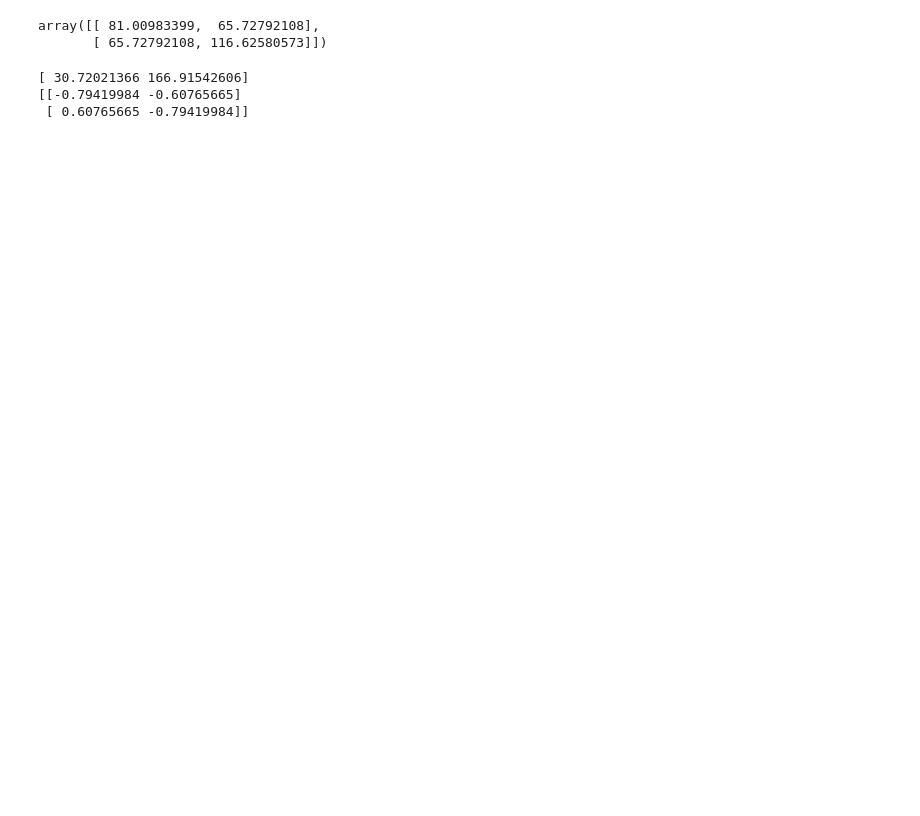
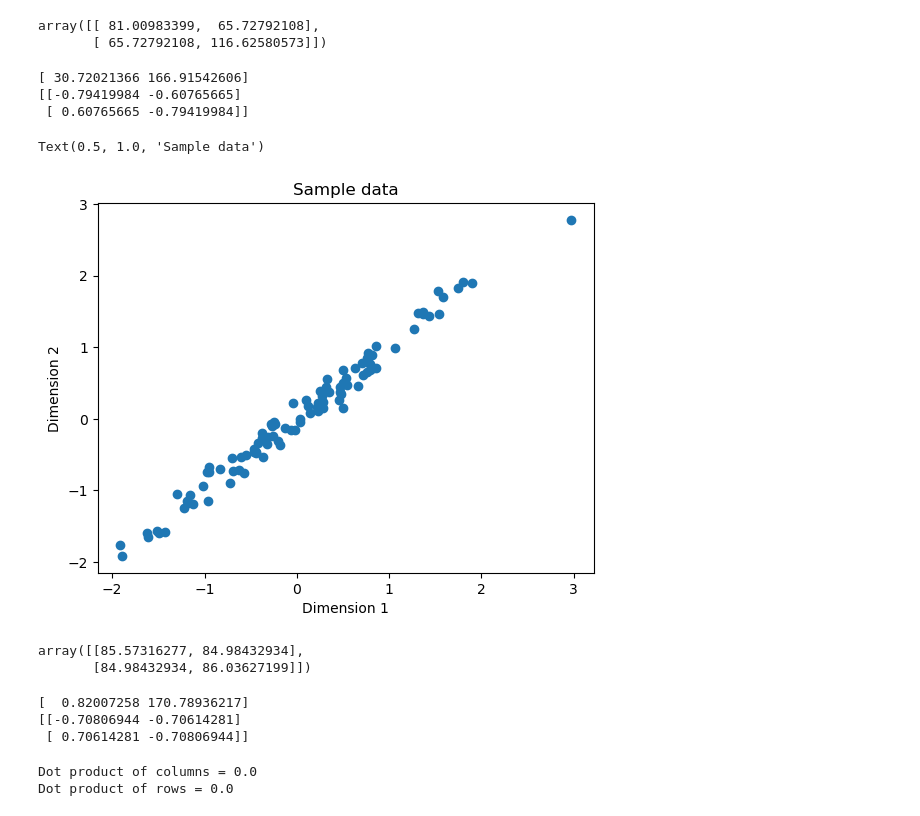
Before and after one commit to StephenElston/CSCI-E25, a Jupyter notebook: SuplementaryMaterial/eigendecomposition.ipynb, the cells around one changed output. Drawn from its saved outputs; the diff is of its cells as text; code cells hidden in the pictures; blank space fills up the shorter version.

Commit message:
Added eigenvalue examples to notebook

```diff
--- a/SuplementaryMaterial/eigendecomposition.ipynb
+++ b/SuplementaryMaterial/eigendecomposition.ipynb
@@ -98,3 +145,39 @@ print(sample_Q)
 [ 30.72021366 166.91542606]
 [[-0.79419984 -0.60765665]
  [ 0.60765665 -0.79419984]]
+# %%
+## Example with more extreme covariance
+nr.seed(1233)
+cov = np.array([[1.0, 0.99], [0.99, 1.0]])
+mean = np.array([0.0, 0.0])
+
+sample_2 = nr.multivariate_normal(mean, cov, 100)
+
+plt.scatter(sample_2[:,0], sample_2[:,1])
+plt.xlabel('Dimension 1')
+plt.ylabel('Dimension 2')
+plt.title('Sample data')
+# %% [output]
+Text(0.5, 1.0, 'Sample data')
+[figure, added]
+# %%
+cov_sample_2 = np.matmul(np.transpose(sample_2), sample_2)
+cov_sample_2
+# %% [output]
+array([[85.57316277, 84.98432934],
+       [84.98432934, 86.03627199]])
+# %%
+sample_2_eigs, sample_2_Q = np.linalg.eig(cov_sample_2)
+print(sample_2_eigs)
+print(sample_2_Q)
+# %% [output]
+[  0.82007258 170.78936217]
+[[-0.70806944 -0.70614281]
+ [ 0.70614281 -0.70806944]]
+# %%
+# Verify the eigenvectors are orthogonal
+print('Dot product of columns = ' + str(np.dot(sample_2_Q[:,0],sample_2_Q[:,1])))
+print('Dot product of rows = ' + str(np.dot(sample_2_Q[0,:],sample_2_Q[1,:])))
+# %% [output]
+Dot product of columns = 0.0
+Dot product of rows = 0.0
```
Also changed, not shown: parts of 16 cells of this notebook.
